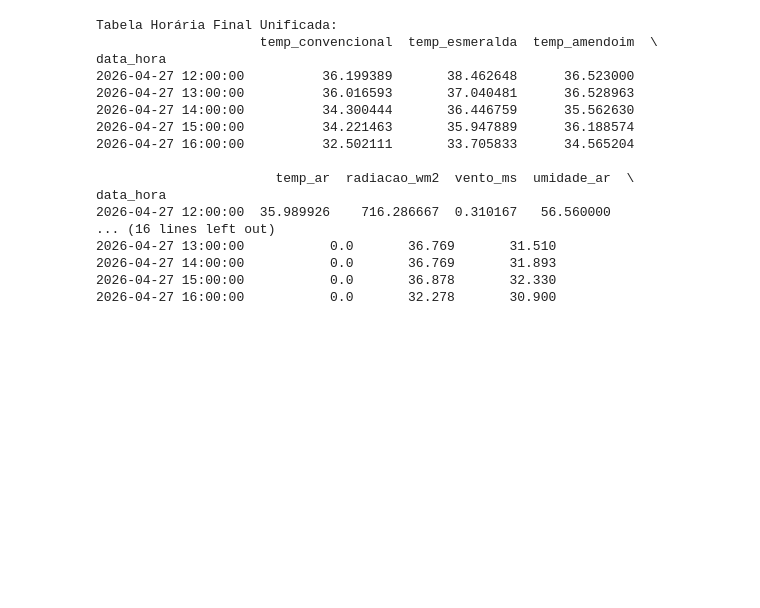
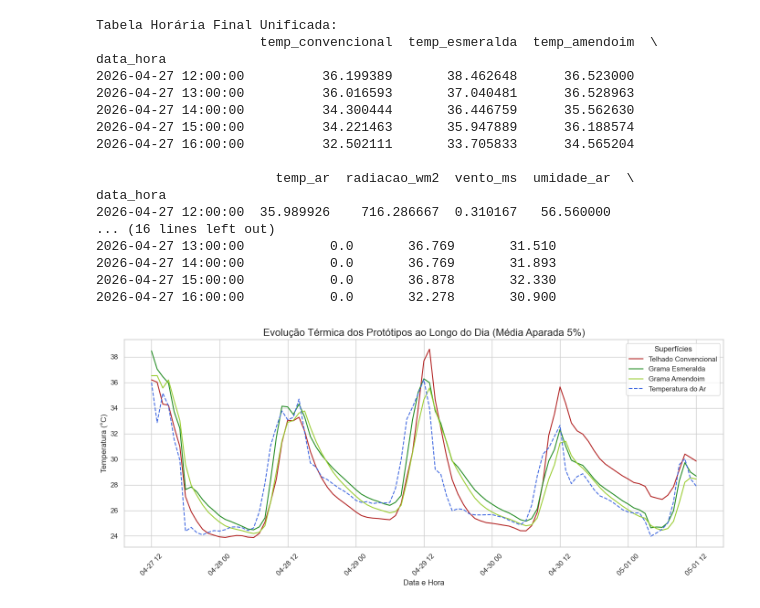
Before and after one commit to alexandreCruz25/Analise-do-MicroClima-de-Manaus, a Jupyter notebook: Dados da análise/Códigos.ipynb, the cells around one changed output. Cells and saved outputs as stored; diff of their text form; code cells hidden in the pictures; blank space fills up the shorter version.

Commit message:
Desenvolvimento do gráfico de temperatura por dia

```diff
--- a/Dados da análise/Códigos.ipynb
+++ b/Dados da análise/Códigos.ipynb
@@ -264,3 +266,25 @@ data_hora
 2026-04-27 14:00:00           0.0       36.769       31.893
 2026-04-27 15:00:00           0.0       36.878       32.330
 2026-04-27 16:00:00           0.0       32.278       30.900
+# %%
+sns.set_theme(style="whitegrid")
+plt.figure(figsize=(14, 6))
+
+# Traçando as linhas de temperatura da superfície e do ar
+sns.lineplot(data=df_horario_final, x=df_horario_final.index, y='temp_convencional', label='Telhado Convencional', color='firebrick')
+sns.lineplot(data=df_horario_final, x=df_horario_final.index, y='temp_esmeralda', label='Grama Esmeralda', color='forestgreen')
+sns.lineplot(data=df_horario_final, x=df_horario_final.index, y='temp_amendoim', label='Grama Amendoim', color='yellowgreen')
+sns.lineplot(data=df_horario_final, x=df_horario_final.index, y='temp_ar', label='Temperatura do Ar', color='royalblue', linestyle='--')
+
+# Organizando os títulos e rótulos
+plt.title('Evolução Térmica dos Protótipos ao Longo do Dia (Média Aparada 5%)', fontsize=16)
+plt.xlabel('Data e Hora', fontsize=12)
+plt.ylabel('Temperatura (°C)', fontsize=12)
+plt.xticks(rotation=45)
+plt.legend(title='Superfícies')
+plt.tight_layout()
+
+# Exibindo o gráfico
+plt.show()
+# %% [output]
+[figure, added]
```
Also changed, not shown: parts of 1 cell of this notebook.
